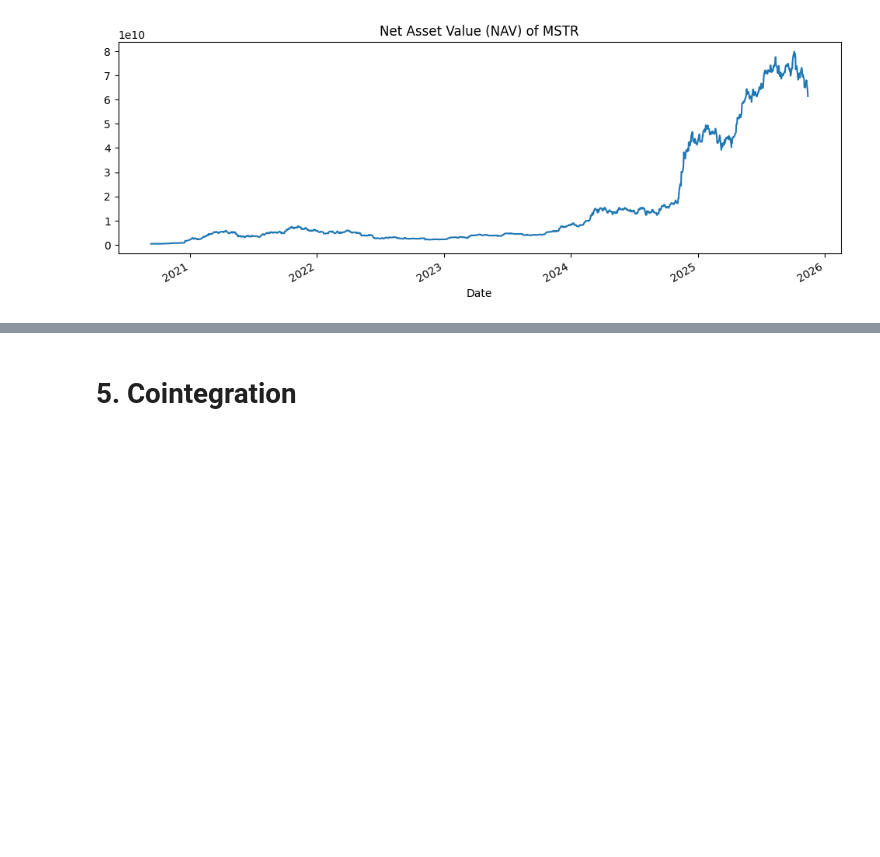
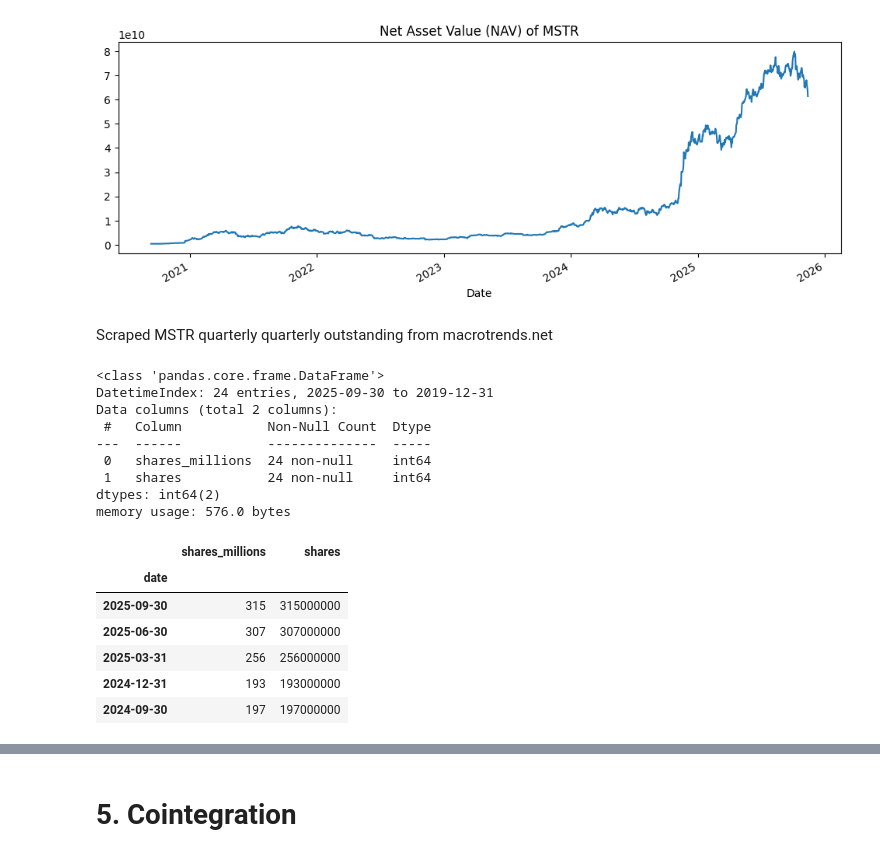
Before and after one commit to spxrq/mstr-bullcall-spread-strategy, a Jupyter notebook: notebooks/01_explore_btc_mstr.ipynb, the cells around one changed output, grey strips where cells are left out. Saved outputs shown, nothing was run; the diff lists cells and outputs as text; code cells hidden in the pictures; blank space fills up the shorter version.

```diff
--- a/notebooks/01_explore_btc_mstr.ipynb
+++ b/notebooks/01_explore_btc_mstr.ipynb
@@ -439,3 +441,30 @@ mstr["nav"].plot(figsize=(12,4), title="Net Asset Value (NAV) of MSTR")
 # %% [output]
 <Axes: title={'center': 'Net Asset Value (NAV) of MSTR'}, xlabel='Date'>
 [figure]
+# %% [markdown]
+Scraped MSTR quarterly quarterly outstanding from macrotrends.net
+# %%
+mstr_shares = pd.read_csv("../data/mstr_shares_history.csv", parse_dates=["Date"])
+mstr_shares = mstr_shares.rename(columns={"Date": "date", "Shares_Millions": "shares_millions"})
+mstr_shares.set_index("date", inplace=True)
+mstr_shares["shares"] = mstr_shares["shares_millions"] * 10**6
+
+mstr_shares.info()
+mstr_shares.head()
+# %% [output]
+<class 'pandas.core.frame.DataFrame'>
+DatetimeIndex: 24 entries, 2025-09-30 to 2019-12-31
+Data columns (total 2 columns):
+ #   Column           Non-Null Count  Dtype
+---  ------           --------------  -----
+ 0   shares_millions  24 non-null     int64
+ 1   shares           24 non-null     int64
+dtypes: int64(2)
+memory usage: 576.0 bytes
+|  | shares_millions | shares |
+| date |  |  |
+| 2025-09-30 | 315 | 315000000 |
+| 2025-06-30 | 307 | 307000000 |
+| 2025-03-31 | 256 | 256000000 |
+| 2024-12-31 | 193 | 193000000 |
+| 2024-09-30 | 197 | 197000000 |
```
Also changed, not shown: parts of 11 cells of this notebook.
